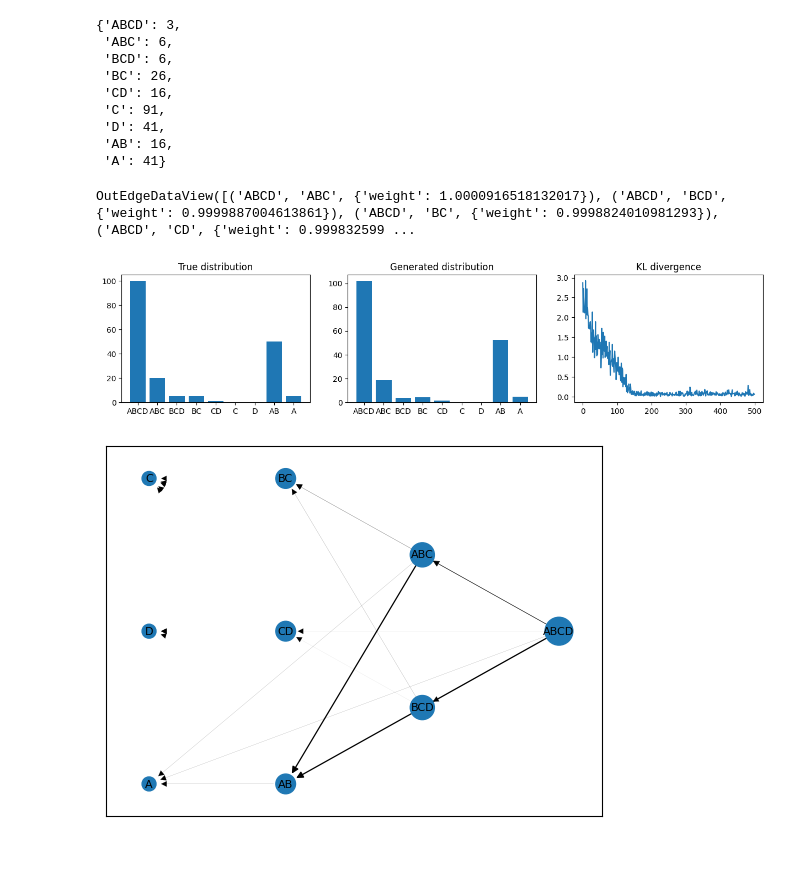
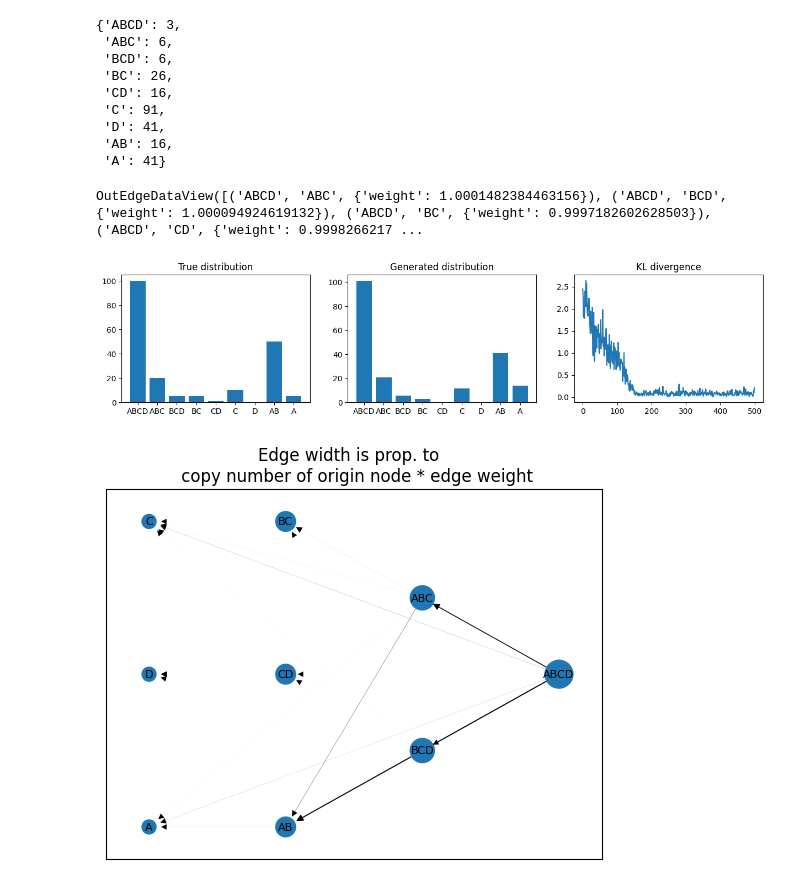
Before and after one commit to ErikHartman/disassembly, a Jupyter notebook: src/mc.ipynb, the cells around one changed output. Cells and saved outputs as stored; diff of their text form; code cells hidden in the pictures; blank space fills up the shorter version.

```diff
--- a/src/mc.ipynb
+++ b/src/mc.ipynb
@@ -18,7 +18,7 @@ def normalize_dict(d):
 import numpy as np
 
 # Generate synthetic sample
-P = {"ABCD": 100, "ABC": 20, "BCD": 5, "BC":5, "CD":1, "C":0, "D":0, "AB": 50, "A": 5}
+P = {"ABCD": 100, "ABC": 20, "BCD": 5, "BC":5, "CD":1, "C":10, "D":0, "AB": 50, "A": 5}
 keys = list(P.keys())
 values = list(P.values())
 probs = [v / sum(values) for v in values]
@@ -109,9 +109,10 @@ def update_weights(G, kl, p_hat, p_generated, lr, verbose=False):
     for key in keys:
         out_edges = G.out_edges(key, data=True)
         for _, target, weight in out_edges:
+            origin_copy_number = p_hat[key]
             target_copy_number = p_hat[target]
             generated_target_copy_number = p_generated[target]
-            diff = target_copy_number - generated_target_copy_number
+            diff =  target_copy_number - generated_target_copy_number
             new_weight = max(0, weight["weight"] + (diff*lr*kl)) # weight cannot be less than 0
             if verbose:
                 print(diff, weight, new_weight)
@@ -122,15 +123,15 @@ G = update_weights(G, kl, p_hat, p_generated, lr)
 
 G.edges(data=True)
 # %% [output]
-OutEdgeDataView([('ABCD', 'ABC', {'weight': 1.0000916518132017}), ('ABCD', 'BCD', {'weight': 0.9999887004613861}), ('ABCD', 'BC', {'weight': 0.9998824010981293}), ('ABCD', 'CD', {'weight': 0.999832599 ...
+OutEdgeDataView([('ABCD', 'ABC', {'weight': 1.0001482384463156}), ('ABCD', 'BCD', {'weight': 1.000094924619132}), ('ABCD', 'BC', {'weight': 0.9997182602628503}), ('ABCD', 'CD', {'weight': 0.9998266217 ...
 # %%
 # The loop
 
-lr = 0.1
+lr = .1
 
 generated = {}
 kls = []
-# given p_hat
+# given P
 for i in range(500):
     p_hat = sample(keys, probs, n_sample)
     p_generated = generate_guess(G, keys, N_T)
@@ -151,17 +152,17 @@ axs[1].set_title("Generated distribution")
 axs[2].set_title("KL divergence")
 plt.show()
 # %% [output]
-[figure, old version]
+[figure, new version]
 # %%
-def draw_weighted_network(G):
+def draw_weighted_network(G, p_generated):
     pos = nx.multipartite_layout(G, subset_key="layer")
     node_size = [len(s)*100 for s in G.nodes()]
-
     nx.draw_networkx_nodes(G, pos=pos, node_size=node_size)
     nx.draw_networkx_labels(G, pos=pos, font_size=8)
-    edge_width = [weight["weight"]*100 for _,_,weight in G.edges(data=True)]
+    edge_width = [weight["weight"]*p_generated[f] for f,_,weight in G.edges(data=True)]
     nx.draw_networkx_edges(G, pos=pos, width=edge_width)
+    plt.title("Edge width is prop. to  \n copy number of origin node * edge weight")
 
-draw_weighted_network(G)
+draw_weighted_network(G, p_generated)
 # %% [output]
-[figure, old version]
+[figure, new version]
```
Also changed, not shown: parts of 1 cell of this notebook.
